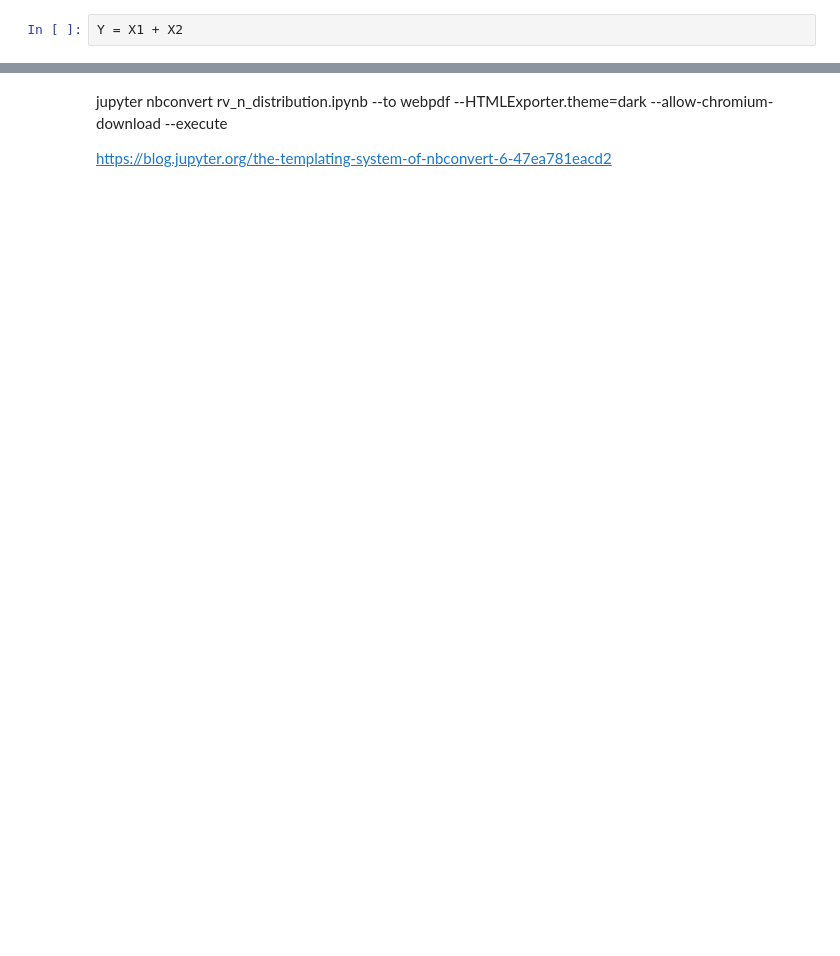
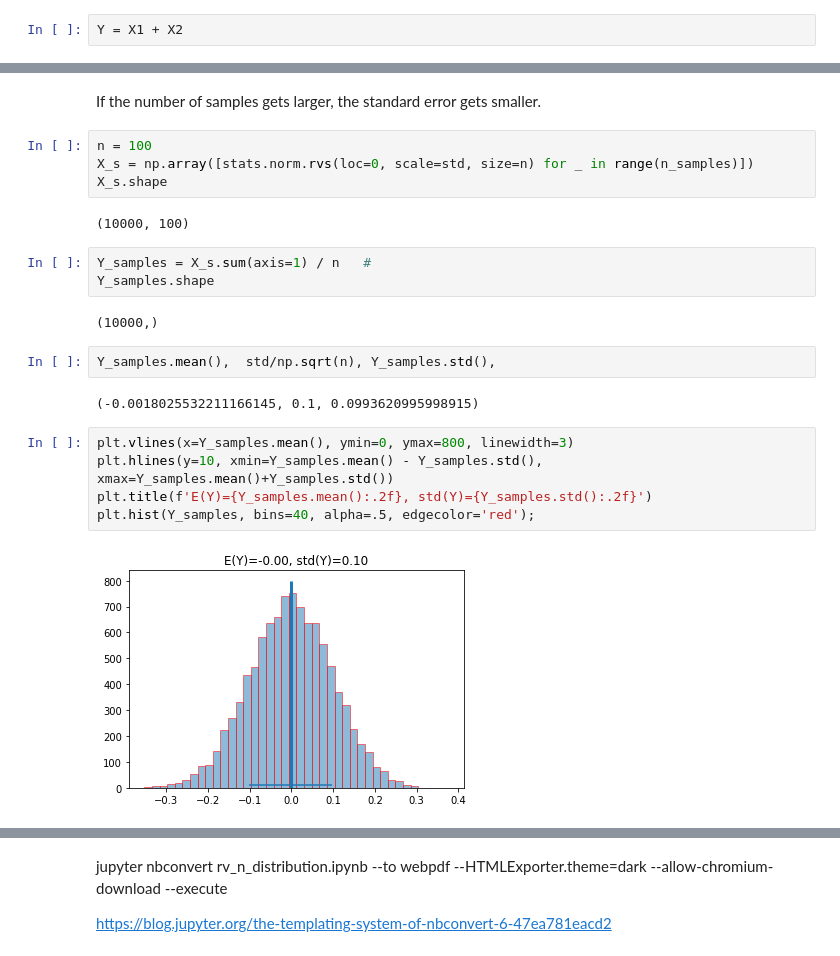
Before and after one commit to yongduek/lectures, a Jupyter notebook: esda/myworks/rv_n_distribution.ipynb, the cells around one changed output, grey strips where cells are left out. Drawn from its saved outputs; the diff is of its cells as text; blank space fills up the shorter version.

```diff
--- a/esda/myworks/rv_n_distribution.ipynb
+++ b/esda/myworks/rv_n_distribution.ipynb
@@ -168,0 +268,24 @@ Its expections are:
+# %% [markdown]
+If the number of samples gets larger, the standard error gets smaller.
+# %%
+n = 100
+X_s = np.array([stats.norm.rvs(loc=0, scale=std, size=n) for _ in range(n_samples)])
+X_s.shape
+# %% [output]
+(10000, 100)
+# %%
+Y_samples = X_s.sum(axis=1) / n   #
+Y_samples.shape
+# %% [output]
+(10000,)
+# %%
+Y_samples.mean(),  std/np.sqrt(n), Y_samples.std(),
+# %% [output]
+(-0.0018025532211166145, 0.1, 0.0993620995998915)
+# %%
+plt.vlines(x=Y_samples.mean(), ymin=0, ymax=800, linewidth=3)
+plt.hlines(y=10, xmin=Y_samples.mean() - Y_samples.std(), xmax=Y_samples.mean()+Y_samples.std())
+plt.title(f'E(Y)={Y_samples.mean():.2f}, std(Y)={Y_samples.std():.2f}')
+plt.hist(Y_samples, bins=40, alpha=.5, edgecolor='red');
+# %% [output]
+[figure, added]
```
Also changed, not shown: parts of 39 cells of this notebook.
